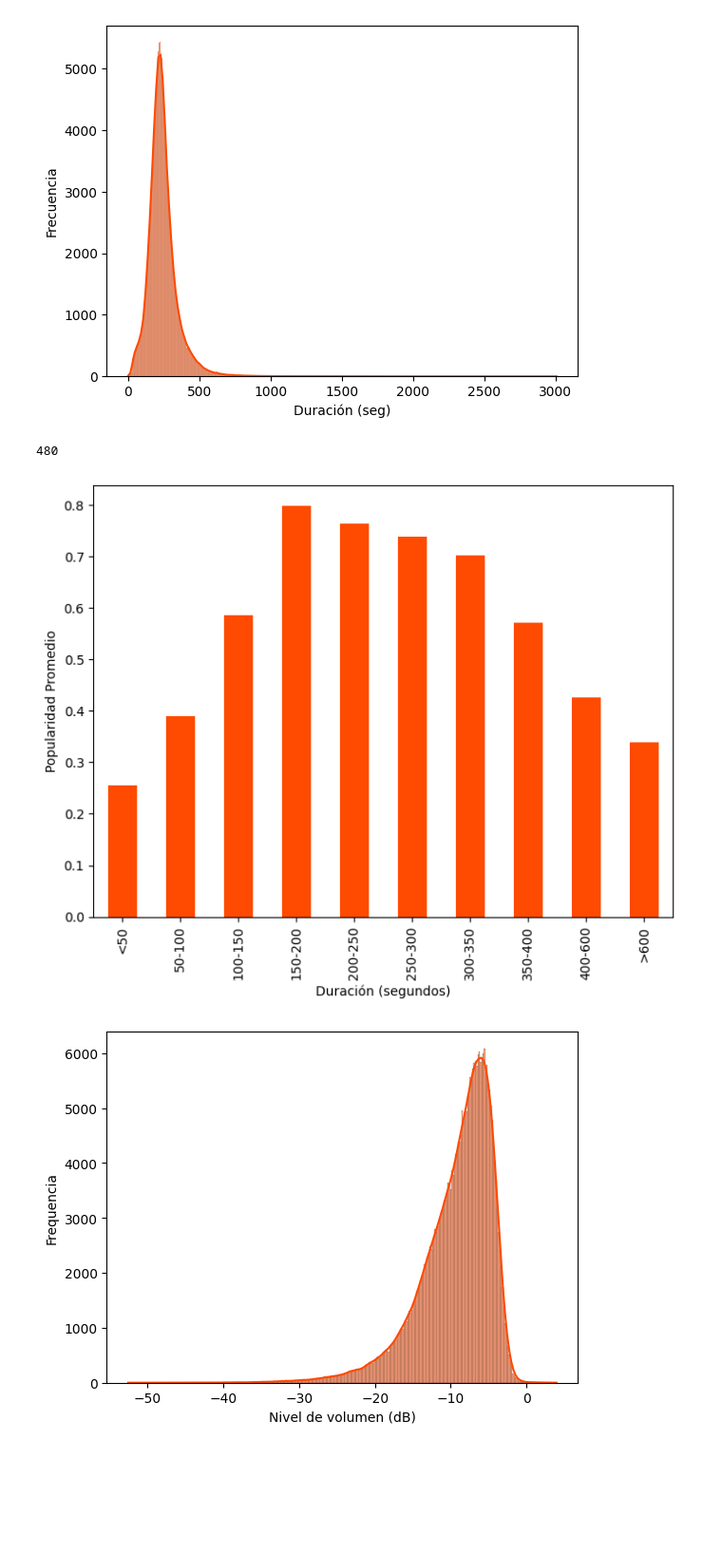
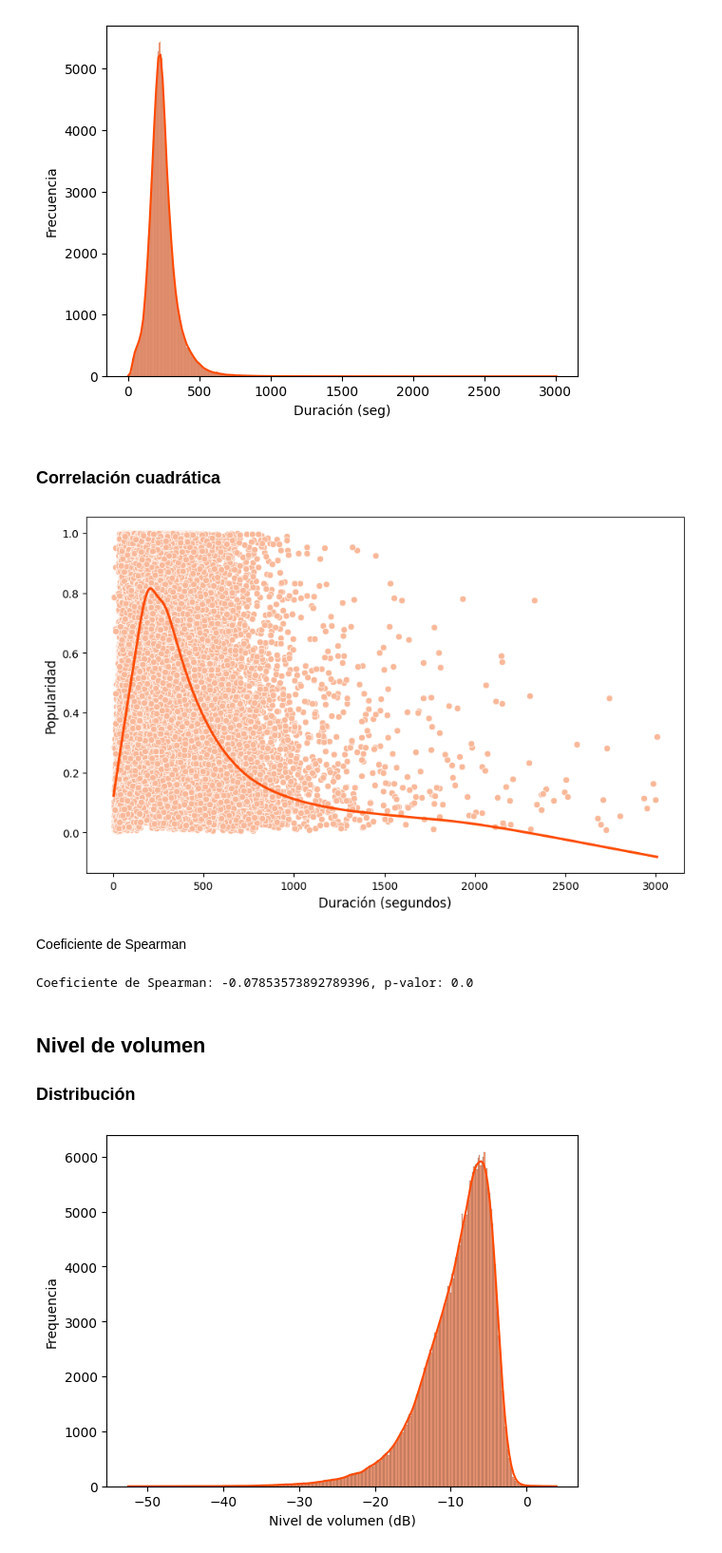
Before and after one commit to wuiquique/msd_predictive, a Jupyter notebook: analysis.ipynb, the cells around one changed output. Shown at 95% size. Saved outputs shown, nothing was run; the diff lists cells and outputs as text; code cells hidden in the pictures; blank space fills up the shorter version.

```diff
--- a/analysis.ipynb
+++ b/analysis.ipynb
@@ -108,23 +170,35 @@ plt.ylabel('Frecuencia')
 plt.show()
 # %% [output]
 [figure]
-# %%
-count = (df["duration"] > 1000).sum()
-count
-# %% [output]
-480
-# %%
-df['duration_bin'] = pd.cut(df['duration'], bins=[0, 50, 100, 150, 200, 250, 300, 350, 400, 600, 1000], labels=["<50", "50-100", "100-150", "150-200", "200-250", "250-300", "300-350", "350-400", "400-600", ">600"])
-
-avg_popularity_by_duration = df.groupby('duration_bin')['popularity'].mean()
-
-avg_popularity_by_duration.plot(kind='bar', color='#ff4a01', figsize=(8, 6))
-# plt.title("Popularidad Promedio por Rango de Duración")
-plt.xlabel("Duración (segundos)")
-plt.ylabel("Popularidad Promedio")
-plt.show()
-# %% [output]
-[figure, removed]
+# %% [markdown]
+### Correlación cuadrática
+# %%
+# Crear gráfico de dispersión con curva de tendencia LOWESS
+plt.figure(figsize=(10, 6))
+sns.scatterplot(x='duration', y='popularity', data=df, color='#F9B899')
+
+# Añadir una curva de tendencia usando LOWESS (suavizado no lineal)
+sns.regplot(x='duration', y='popularity', data=df, scatter=False, color='#ff4a01', lowess=True)
+
+# Añadir etiquetas y título
+# plt.title('Relación entre Duración y Popularidad con Curva de Tendencia', fontsize=16)
+plt.xlabel('Duración (segundos)', fontsize=12)
+plt.ylabel('Popularidad', fontsize=12)
+
+# Mostrar el gráfico
+plt.show()
+# %% [output]
+[figure, added]
+# %% [markdown]
+Coeficiente de Spearman
+# %%
+spearman_corr, spearman_p_value = spearmanr(df["duration"], df["popularity"])
+print(f"Coeficiente de Spearman: {spearman_corr}, p-valor: {spearman_p_value}")
+# %% [output]
+Coeficiente de Spearman: -0.07853573892789396, p-valor: 0.0
+# %% [markdown]
+## Nivel de volumen
+### Distribución
 # %%
 sns.histplot(df['loudness'], kde=True, color="#ff4a01")
 # plt.title('Distribución del Ruido')
```
Also changed, not shown: parts of 39 cells of this notebook, 2 other files.
